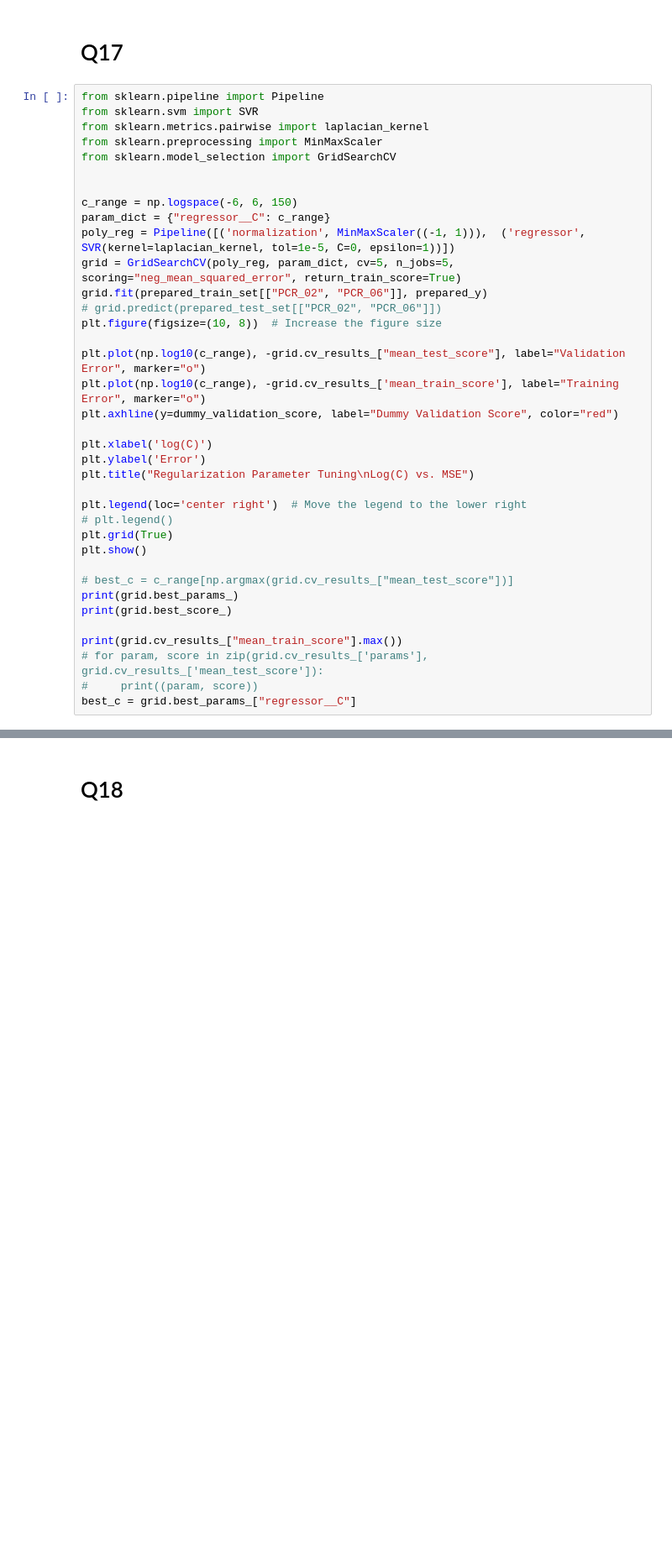
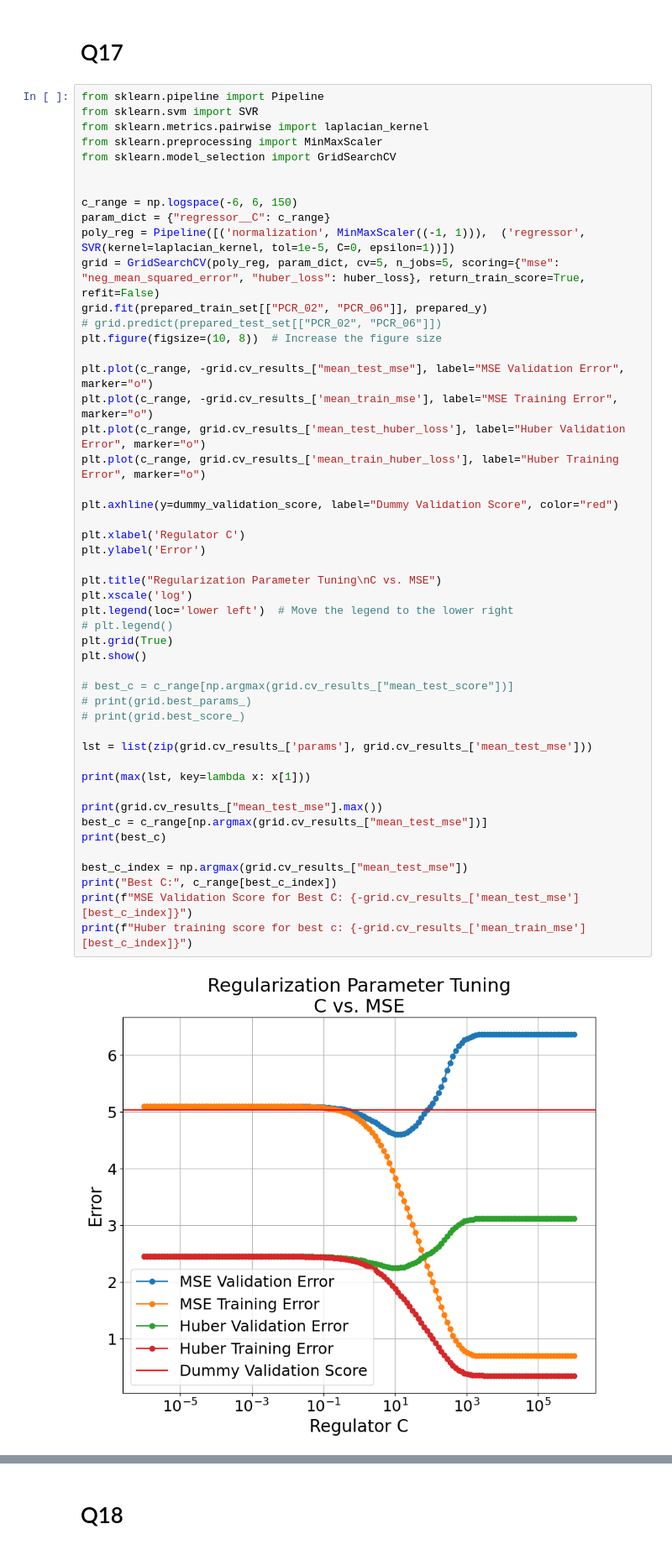
Before and after one commit to dgershko/iml_hw3, a Jupyter notebook: hw3.ipynb, the cells around one changed output, grey strips where cells are left out. Shown at 84% size. Saved outputs shown, nothing was run; the diff lists cells and outputs as text; blank space fills up the shorter version.

```diff
--- a/hw3.ipynb
+++ b/hw3.ipynb
@@ -670,37 +680,51 @@ print(f"score: {huber_regressor.score(pcr_2_6, pcr_2_6_X['contamination_level'])
 # %%
 from sklearn.pipeline import Pipeline
 from sklearn.svm import SVR
 from sklearn.metrics.pairwise import laplacian_kernel
 from sklearn.preprocessing import MinMaxScaler
 from sklearn.model_selection import GridSearchCV
 
 
 c_range = np.logspace(-6, 6, 150)
 param_dict = {"regressor__C": c_range}
 poly_reg = Pipeline([('normalization', MinMaxScaler((-1, 1))),  ('regressor', SVR(kernel=laplacian_kernel, tol=1e-5, C=0, epsilon=1))])
-grid = GridSearchCV(poly_reg, param_dict, cv=5, n_jobs=5, scoring="neg_mean_squared_error", return_train_score=True)
+grid = GridSearchCV(poly_reg, param_dict, cv=5, n_jobs=5, scoring={"mse": "neg_mean_squared_error", "huber_loss": huber_loss}, return_train_score=True, refit=False)
 grid.fit(prepared_train_set[["PCR_02", "PCR_06"]], prepared_y)
 # grid.predict(prepared_test_set[["PCR_02", "PCR_06"]])
 plt.figure(figsize=(10, 8))  # Increase the figure size
 
-plt.plot(np.log10(c_range), -grid.cv_results_["mean_test_score"], label="Validation Error", marker="o")
-plt.plot(np.log10(c_range), -grid.cv_results_['mean_train_score'], label="Training Error", marker="o")
+plt.plot(c_range, -grid.cv_results_["mean_test_mse"], label="MSE Validation Error", marker="o")
+plt.plot(c_range, -grid.cv_results_['mean_train_mse'], label="MSE Training Error", marker="o")
+plt.plot(c_range, grid.cv_results_['mean_test_huber_loss'], label="Huber Validation Error", marker="o")
+plt.plot(c_range, grid.cv_results_['mean_train_huber_loss'], label="Huber Training Error", marker="o")
+
 plt.axhline(y=dummy_validation_score, label="Dummy Validation Score", color="red")
 
-plt.xlabel('log(C)')
+plt.xlabel('Regulator C')
 plt.ylabel('Error')
-plt.title("Regularization Parameter Tuning\nLog(C) vs. MSE")
 
-plt.legend(loc='center right')  # Move the legend to the lower right
+plt.title("Regularization Parameter Tuning\nC vs. MSE")
+plt.xscale('log')
+plt.legend(loc='lower left')  # Move the legend to the lower right
 # plt.legend()
 plt.grid(True)
 plt.show()
 
 # best_c = c_range[np.argmax(grid.cv_results_["mean_test_score"])]
-print(grid.best_params_)
-print(grid.best_score_)
+# print(grid.best_params_)
+# print(grid.best_score_)
 
-print(grid.cv_results_["mean_train_score"].max())
-# for param, score in zip(grid.cv_results_['params'], grid.cv_results_['mean_test_score']):
-#     print((param, score))
-best_c = grid.best_params_["regressor__C"]
+lst = list(zip(grid.cv_results_['params'], grid.cv_results_['mean_test_mse']))
+
+print(max(lst, key=lambda x: x[1]))
+
+print(grid.cv_results_["mean_test_mse"].max())
+best_c = c_range[np.argmax(grid.cv_results_["mean_test_mse"])]
+print(best_c)
+
+best_c_index = np.argmax(grid.cv_results_["mean_test_mse"])
+print("Best C:", c_range[best_c_index])
+print(f"MSE Validation Score for Best C: {-grid.cv_results_['mean_test_mse'][best_c_index]}")
+print(f"Huber training score for best c: {-grid.cv_results_['mean_train_mse'][best_c_index]}")
+# %% [output]
+[figure, added]
```
Also changed, not shown: parts of 15 cells of this notebook.
